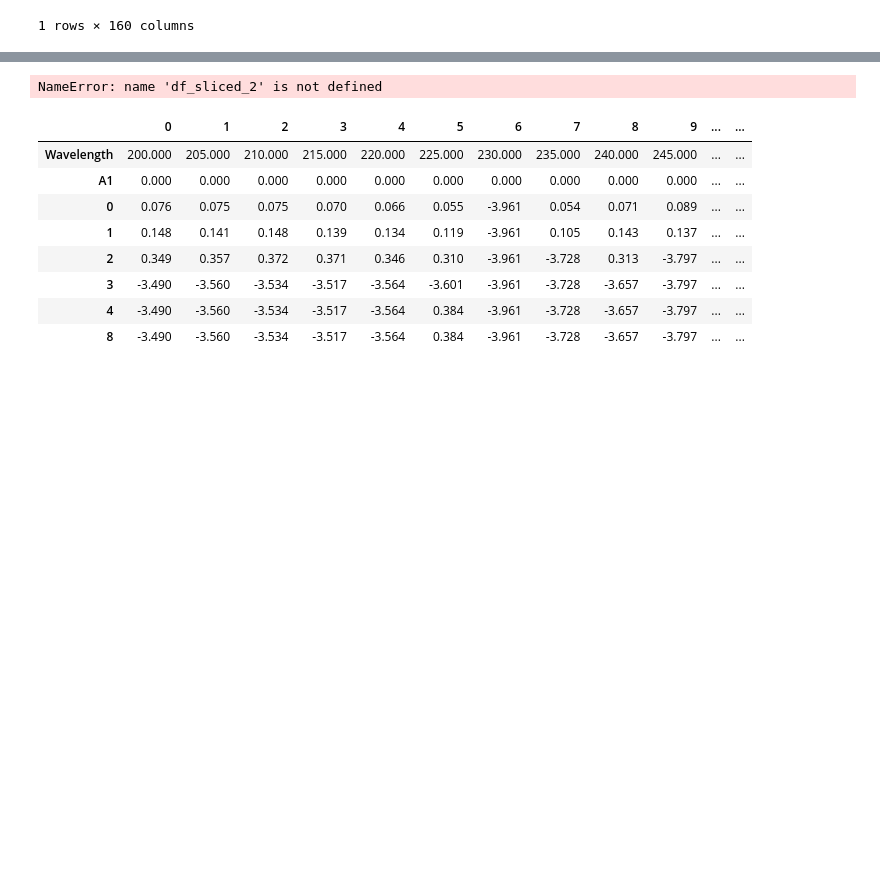
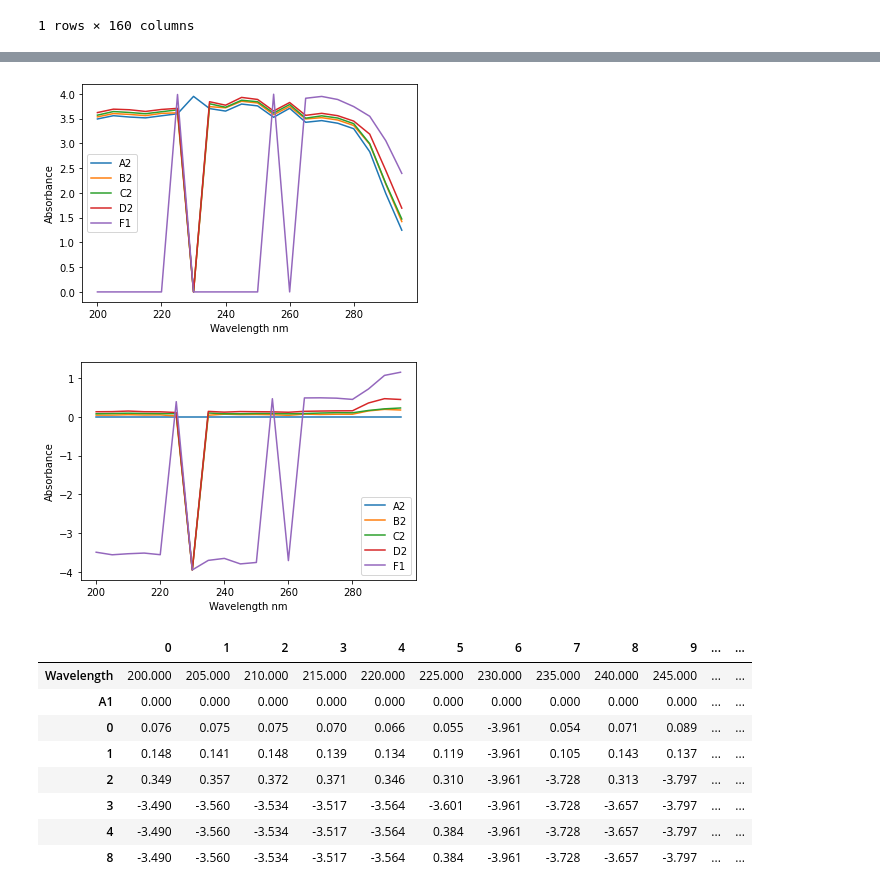
Before and after one commit to pozzo-research-group/OT2Protocols, a Jupyter notebook: ot2protocol/Ouzo_OT2_Sampling/Plate Reader Extract.ipynb, the cells around one changed output, grey strips where cells are left out. Saved outputs shown, nothing was run; the diff lists cells and outputs as text; code cells hidden in the pictures; blank space fills up the shorter version.

```diff
--- a/ot2protocol/Ouzo_OT2_Sampling/Plate Reader Extract.ipynb
+++ b/ot2protocol/Ouzo_OT2_Sampling/Plate Reader Extract.ipynb
@@ -162,13 +177,14 @@ plot_wavelengths(d2_B, [200, 350], labels = names_NB)
 # %%
-##### df_sliced_2 = slice_remove_df(df[1:],2)
+df_sliced_2 = slice_remove_df(df[1:],2)
 d2_NB = piece_together(baseline, df_sliced_2)
 d2_B = baseline_correction(d2_NB, d2_NB.iloc[1])
 names_NB = d2_NB[0].index
 names_B = d2_B[0].index
-plot_wavelengths(d2_NB, [300, 995], labels = names_NB)
-plot_wavelengths(d2_B, [300, 995], labels = names_NB)
+plot_wavelengths(d2_NB, [200, 300], labels = names_NB)
+plot_wavelengths(d2_B, [200, 300], labels = names_NB)
 # %% [output]
-NameError: name 'df_sliced_2' is not defined
+[figure, added]
+[figure, added]
 # %%
 d2_B
 # %% [output]
```
Also changed, not shown: parts of 2 cells of this notebook, 4 other files.
